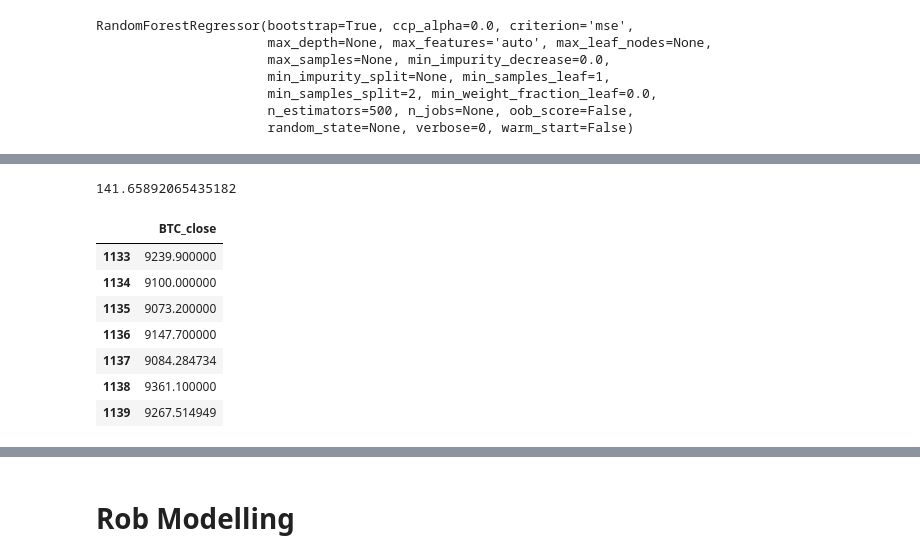
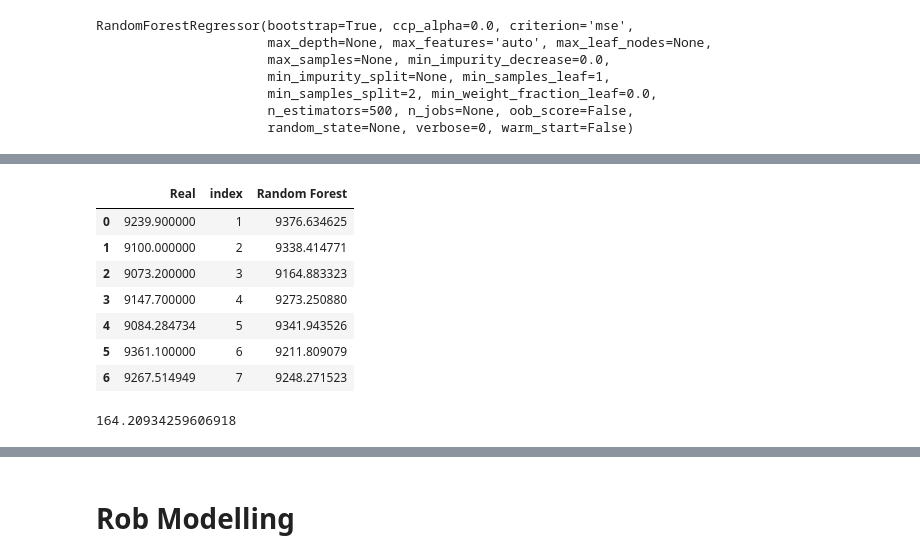
Before and after one commit to DonaldTurton/iLab2, a Jupyter notebook: Mdoelling_1.ipynb, the cells around one changed output, grey strips where cells are left out. Drawn from its saved outputs; the diff is of its cells as text; code cells hidden in the pictures.

```diff
--- a/Mdoelling_1.ipynb
+++ b/Mdoelling_1.ipynb
@@ -112,6 +100,0 @@ data2 = data2.set_index('time')#.asfreq('d')
-# %%
-#COPY FOR DATA2
-# May train and test sets
-pd.set_option("display.max_rows", None, "display.max_columns", None)
-train_may = data2[1:1071]
-test_may = data2[1071:1078]
@@ -252,21 +221,19 @@ array([9343.88055833, 9292.27359666, 8951.15300602, 9307.65158201,
+# %%
+merge_july
+# %% [output]
+|  | Real | index | Random Forest |
+| 0 | 9239.900000 | 1 | 9376.634625 |
+| 1 | 9100.000000 | 2 | 9338.414771 |
+| 2 | 9073.200000 | 3 | 9164.883323 |
+| 3 | 9147.700000 | 4 | 9273.250880 |
+| 4 | 9084.284734 | 5 | 9341.943526 |
+| 5 | 9361.100000 | 6 | 9211.809079 |
+| 6 | 9267.514949 | 7 | 9248.271523 |
 # %%
-rf_mse = mean_squared_error(y_test_july, y_prediction_july)
+rf_mse = mean_squared_error(merge_july.Real, merge_july['Random Forest'])
 rf_mse
 
 rf_rmse = np.sqrt(rf_mse)
 rf_rmse
 # %% [output]
-141.65892065435182
+164.20934259606918
-# %%
-y_test_july = pd.DataFrame(y_test_july)
-#y_test_may['index'] = range(1,8)
-y_test_july
-# %% [output]
-|  | BTC_close |
-| 1133 | 9239.900000 |
-| 1134 | 9100.000000 |
-| 1135 | 9073.200000 |
-| 1136 | 9147.700000 |
-| 1137 | 9084.284734 |
-| 1138 | 9361.100000 |
-| 1139 | 9267.514949 |
```
Also changed, not shown: parts of 30 cells of this notebook.
